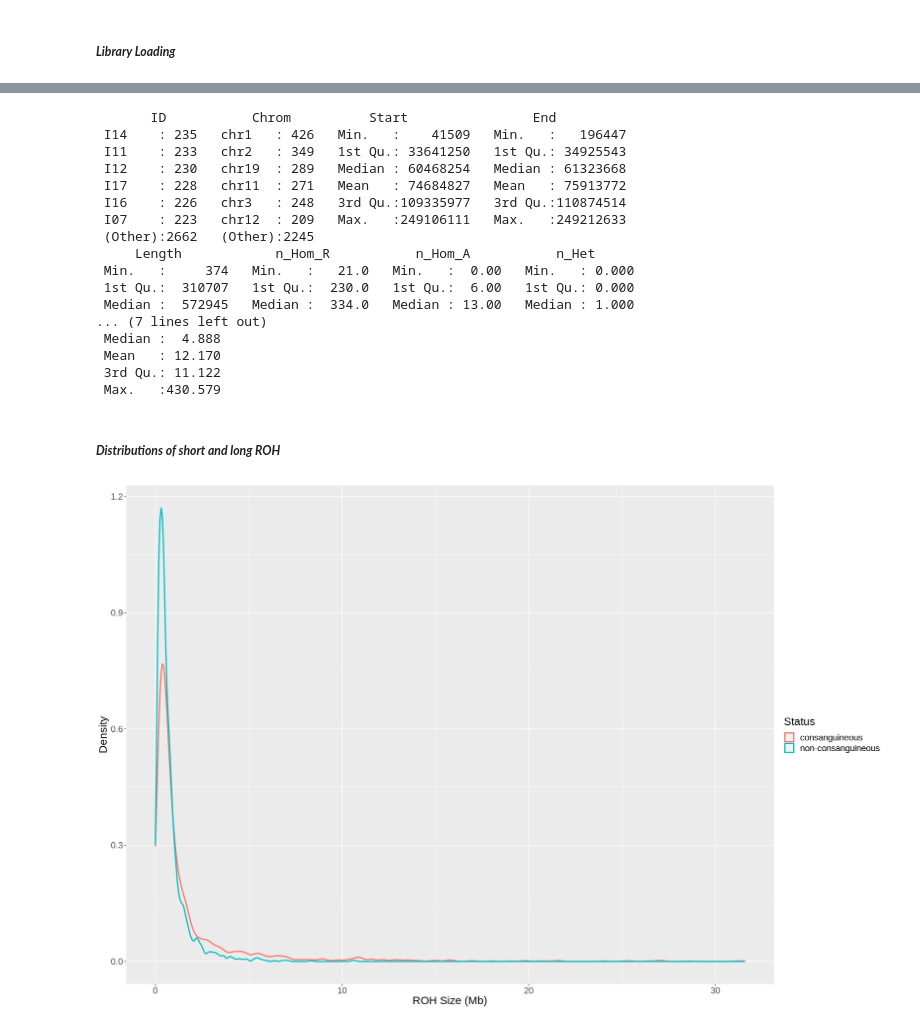
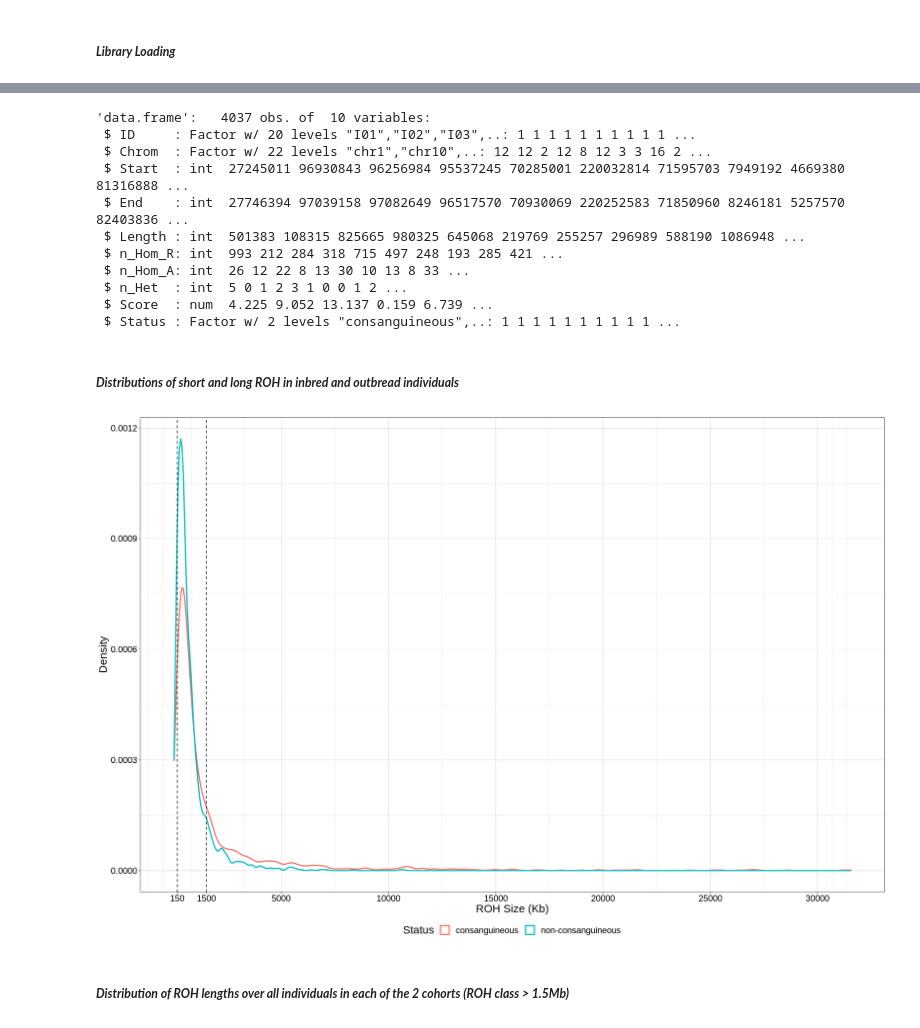
Before and after one commit to tgiangregorio/Medical_Genomics, a Jupyter notebook: ROH.statistics.ipynb, the cells around one changed output, grey strips where cells are left out. Drawn from its saved outputs; the diff is of its cells as text; code cells hidden in the pictures.

```diff
--- a/ROH.statistics.ipynb
+++ b/ROH.statistics.ipynb
@@ -25,36 +25,33 @@ A data.frame: 6 × 10
 # %%
-summary(AudacityROHResult)
+str(AudacityROHResult)
 # %% [output]
-       ID           Chrom          Start                End
- I14    : 235   chr1   : 426   Min.   :    41509   Min.   :   196447
- I11    : 233   chr2   : 349   1st Qu.: 33641250   1st Qu.: 34925543
- I12    : 230   chr19  : 289   Median : 60468254   Median : 61323668
- I17    : 228   chr11  : 271   Mean   : 74684827   Mean   : 75913772
- I16    : 226   chr3   : 248   3rd Qu.:109335977   3rd Qu.:110874514
- I07    : 223   chr12  : 209   Max.   :249106111   Max.   :249212633
- (Other):2662   (Other):2245
-     Length            n_Hom_R           n_Hom_A           n_Het
- Min.   :     374   Min.   :   21.0   Min.   :  0.00   Min.   : 0.000
- 1st Qu.:  310707   1st Qu.:  230.0   1st Qu.:  6.00   1st Qu.: 0.000
- Median :  572945   Median :  334.0   Median : 13.00   Median : 1.000
-... (7 lines left out)
- Median :  4.888
- Mean   : 12.170
- 3rd Qu.: 11.122
- Max.   :430.579
+'data.frame':   4037 obs. of  10 variables:
+ $ ID     : Factor w/ 20 levels "I01","I02","I03",..: 1 1 1 1 1 1 1 1 1 1 ...
+ $ Chrom  : Factor w/ 22 levels "chr1","chr10",..: 12 12 2 12 8 12 3 3 16 2 ...
+ $ Start  : int  27245011 96930843 96256984 95537245 70285001 220032814 71595703 7949192 4669380 81316888 ...
+ $ End    : int  27746394 97039158 97082649 96517570 70930069 220252583 71850960 8246181 5257570 82403836 ...
+ $ Length : int  501383 108315 825665 980325 645068 219769 255257 296989 588190 1086948 ...
+ $ n_Hom_R: int  993 212 284 318 715 497 248 193 285 421 ...
+ $ n_Hom_A: int  26 12 22 8 13 30 10 13 8 33 ...
+ $ n_Het  : int  5 0 1 2 3 1 0 0 1 2 ...
+ $ Score  : num  4.225 9.052 13.137 0.159 6.739 ...
+ $ Status : Factor w/ 2 levels "consanguineous",..: 1 1 1 1 1 1 1 1 1 1 ...
 # %% [markdown]
-##### ***Distributions of short and long ROH***
+##### ***Distributions of short and long ROH in inbred and outbread individuals***
 # %%
 options(repr.plot.width=18, repr.plot.height=12)
-ggplot(AudacityROHResult,aes(x =Length/1000000, color=Status)) +
+
+ggplot(AudacityROHResult,aes(x =Length/1000, color=Status)) +
  geom_density(size=1) +
- xlab("ROH Size (Mb)") +
+ xlab("ROH Size (Kb)") +
  ylab("Density") +
- geom_vline(aes(xintercept="")) +
- theme(text=element_text(size=18))
-   #axis.title.x = element_text(size=16) ,
-   #axis.title.y = element_text(size=16),
-   #legend.text = element_text(size=14),
-   #legend.title = element_text(size=16))
+ geom_vline(aes(xintercept=150),color="black",linetype="dashed") +
+ geom_vline(aes(xintercept=1500),color="black",linetype="dashed") +
+ theme_linedraw() +
+ theme(text=element_text(size=18,color = "black"),
+       legend.position="bottom") +
+ scale_x_continuous(breaks=c(150,1500,5000,10000,15000,20000,25000,30000,35000))
 # %% [output]
-[figure, old version]
+[figure, new version]
+# %% [markdown]
+##### ***Distribution of ROH lengths over all individuals in each of the 2 cohorts (ROH class > 1.5Mb)***
```
Also changed, not shown: parts of 19 cells of this notebook.
